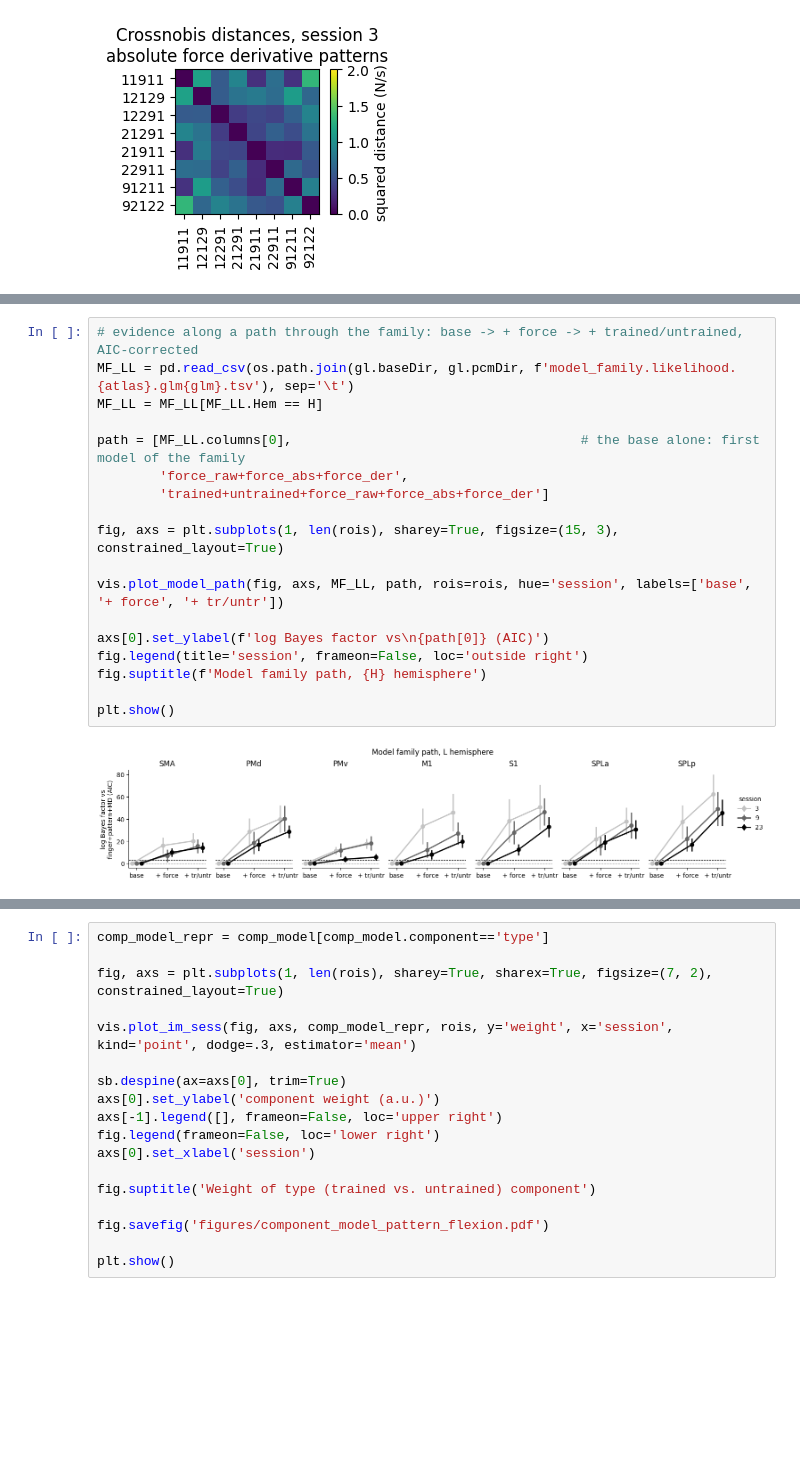
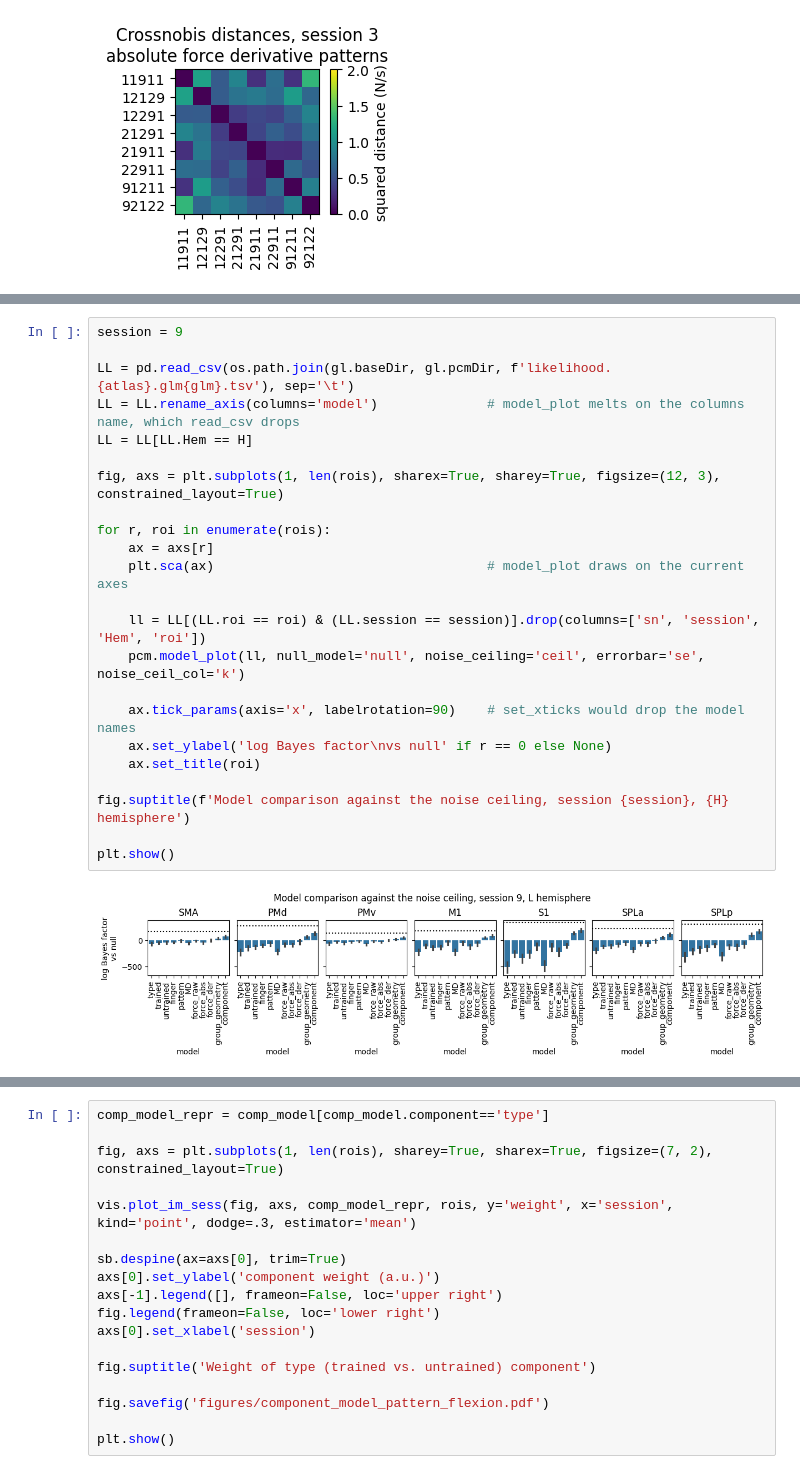
Before and after one commit to mnlmrc/EFC_learningfMRI, a Jupyter notebook: notebooks/component_model.ipynb, the cells around one changed output, grey strips where cells are left out. Saved outputs shown, nothing was run; the diff lists cells and outputs as text; blank space fills up the shorter version.

```diff
--- a/notebooks/component_model.ipynb
+++ b/notebooks/component_model.ipynb
@@ -211,20 +213,25 @@ plt.show()
-# %%
-# evidence along a path through the family: base -> + force -> + trained/untrained, AIC-corrected
-MF_LL = pd.read_csv(os.path.join(gl.baseDir, gl.pcmDir, f'model_family.likelihood.{atlas}.glm{glm}.tsv'), sep='\t')
-MF_LL = MF_LL[MF_LL.Hem == H]
-
-path = [MF_LL.columns[0],                                     # the base alone: first model of the family
-        'force_raw+force_abs+force_der',
-        'trained+untrained+force_raw+force_abs+force_der']
-
-fig, axs = plt.subplots(1, len(rois), sharey=True, figsize=(15, 3), constrained_layout=True)
-
-vis.plot_model_path(fig, axs, MF_LL, path, rois=rois, hue='session', labels=['base', '+ force', '+ tr/untr'])
-
-axs[0].set_ylabel(f'log Bayes factor vs\n{path[0]} (AIC)')
-fig.legend(title='session', frameon=False, loc='outside right')
-fig.suptitle(f'Model family path, {H} hemisphere')
-
-plt.show()
-# %% [output]
-[figure, removed]
+# %%
+session = 9
+
+LL = pd.read_csv(os.path.join(gl.baseDir, gl.pcmDir, f'likelihood.{atlas}.glm{glm}.tsv'), sep='\t')
+LL = LL.rename_axis(columns='model')              # model_plot melts on the columns name, which read_csv drops
+LL = LL[LL.Hem == H]
+
+fig, axs = plt.subplots(1, len(rois), sharex=True, sharey=True, figsize=(12, 3), constrained_layout=True)
+
+for r, roi in enumerate(rois):
+    ax = axs[r]
+    plt.sca(ax)                                   # model_plot draws on the current axes
+
+    ll = LL[(LL.roi == roi) & (LL.session == session)].drop(columns=['sn', 'session', 'Hem', 'roi'])
+    pcm.model_plot(ll, null_model='null', noise_ceiling='ceil', errorbar='se', noise_ceil_col='k')
+
+    ax.tick_params(axis='x', labelrotation=90)    # set_xticks would drop the model names
+    ax.set_ylabel('log Bayes factor\nvs null' if r == 0 else None)
+    ax.set_title(roi)
+
+fig.suptitle(f'Model comparison against the noise ceiling, session {session}, {H} hemisphere')
+
+plt.show()
+# %% [output]
+[figure, added]
```
Also changed, not shown: parts of 8 cells of this notebook, 4 other files.
